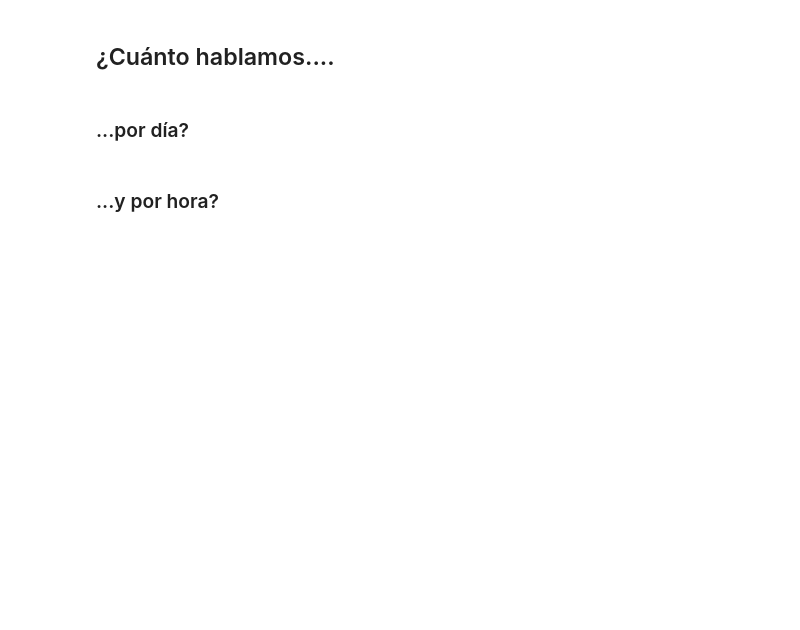
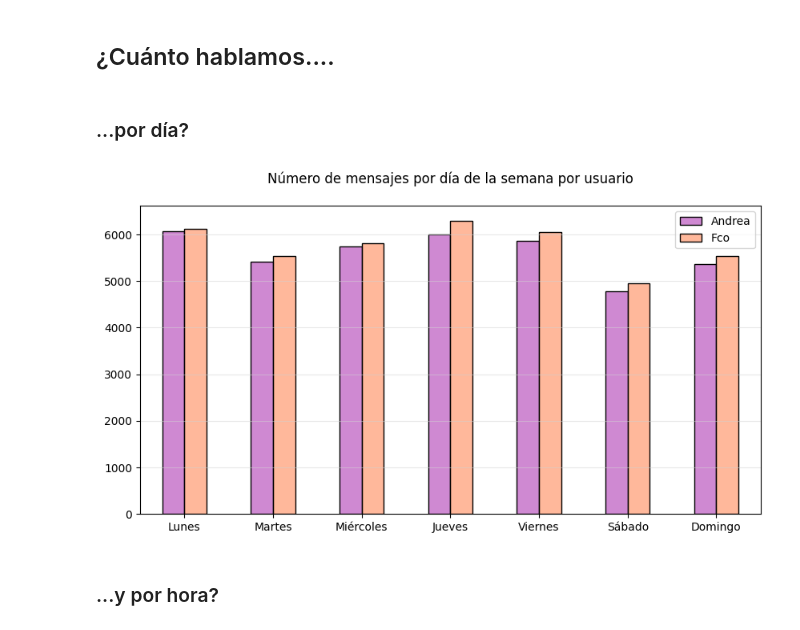
Before and after one commit to aguimorefran/whatsapp-wrapped, a Jupyter notebook: main.ipynb, the cells around one changed output. Saved outputs shown, nothing was run; the diff lists cells and outputs as text; code cells hidden in the pictures; blank space fills up the shorter version.

```diff
--- a/main.ipynb
+++ b/main.ipynb
@@ -191,20 +274,22 @@ plt.show()
 ### ...por día?
 # %%
 # Number of messages per day of the week per user
-x = df.groupby(['username', 'weekday_name'])['message'].count().reset_index()
-x = x.pivot(index='weekday_name', columns='username', values='message')
+x = df.groupby(['author', 'weekday_name'])['message'].count().reset_index()
+x = x.pivot(index='weekday_name', columns='author', values='message')
 # Order days of the week
 x = x.reindex(['Lunes', 'Martes', 'Miércoles', 'Jueves', 'Viernes', 'Sábado', 'Domingo'])
 
 # Bar chart. Default bar chart
 ax = x.plot.bar(rot=0, color=colors, edgecolor='black', figsize=(10, 5))
 ax.set_xlabel(None)
 ax.set_title("Número de mensajes por día de la semana por usuario", loc='center', pad=20)
 ax.yaxis.grid(True, linestyle='-', which='major', color='lightgrey', alpha=0.5)
 # Remove title of legend
 ax.legend().set_title(None)
 
 plt.show()
+# %% [output]
+[figure, added]
 # %% [markdown]
 ### ...y por hora?
 # %%
```
Also changed, not shown: parts of 18 cells of this notebook, 2 other files.
